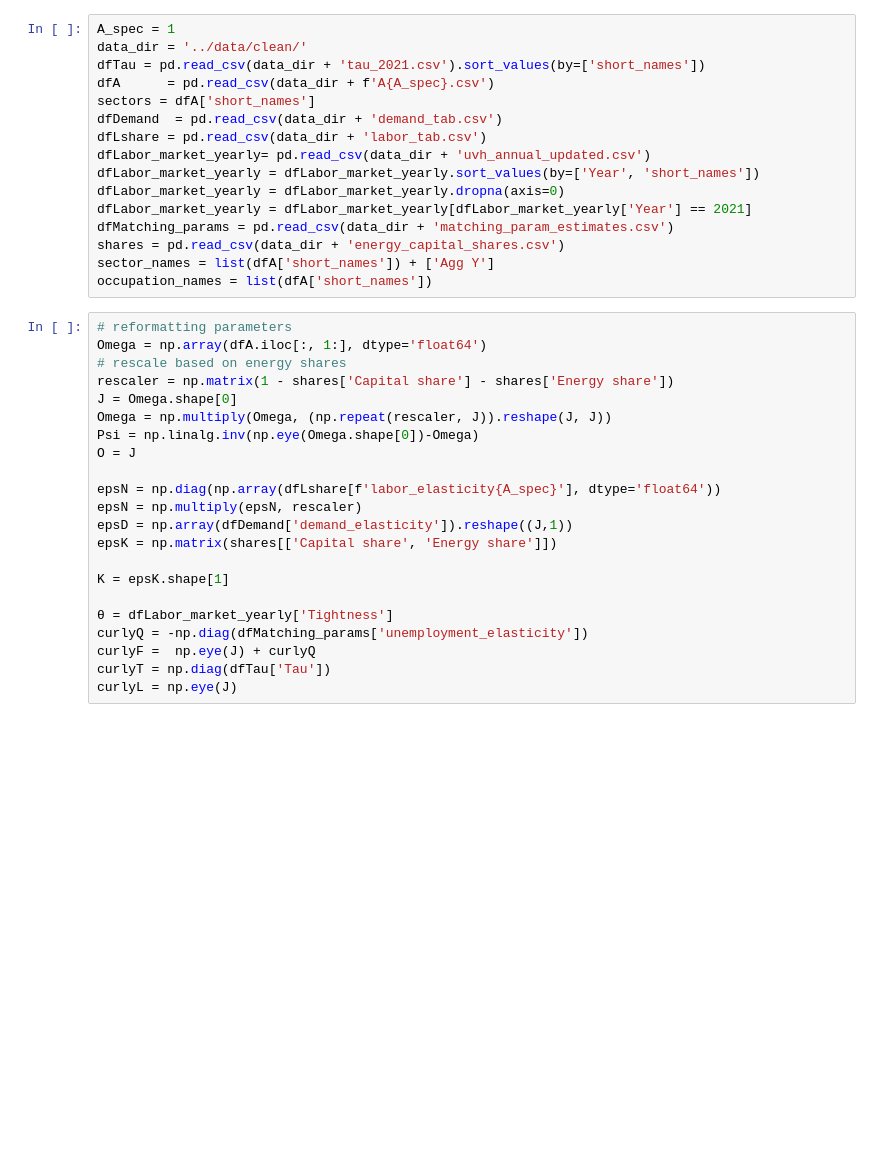
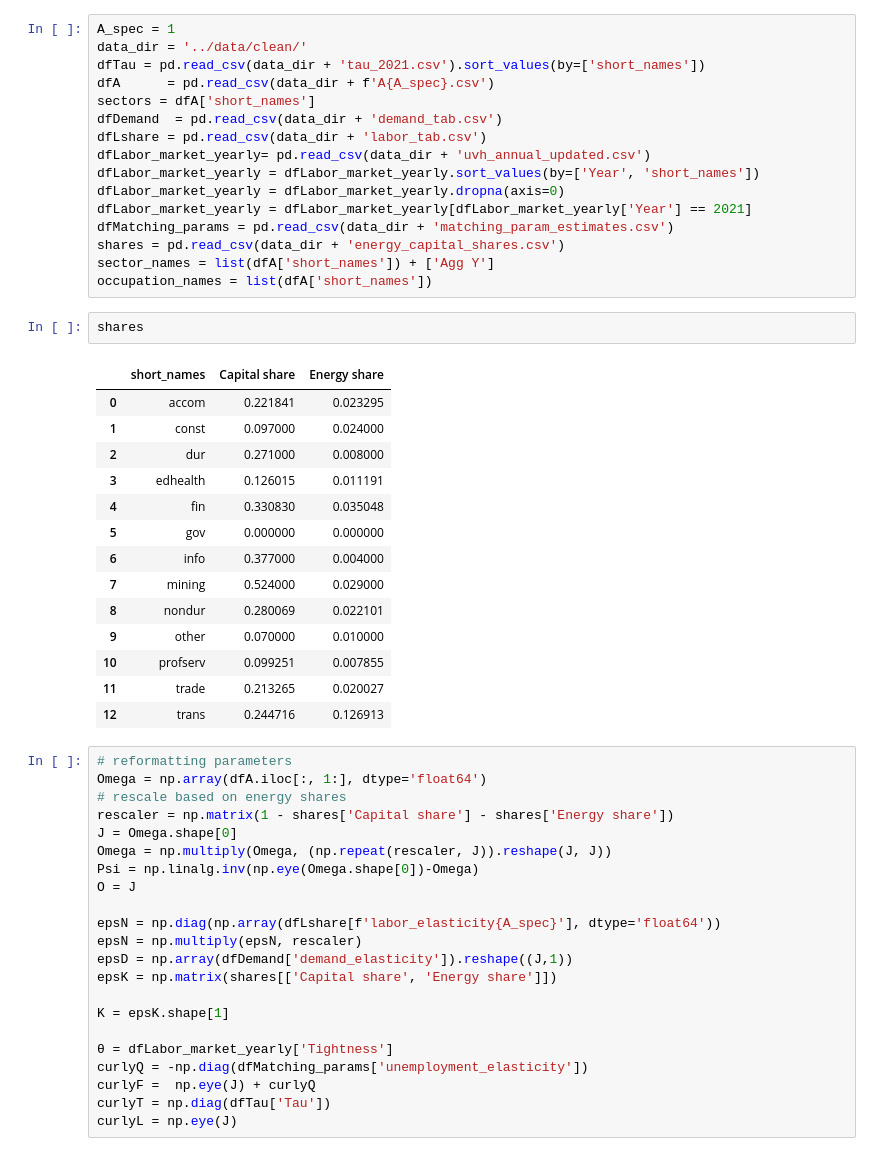
Before and after one commit to hs97/UnemploymentNetwork, a Jupyter notebook: new_code/calib2_energy_shock.ipynb, the cells around one changed output. Saved outputs shown, nothing was run; the diff lists cells and outputs as text; blank space fills up the shorter version.

Commit message:
update energy

```diff
--- a/new_code/calib2_energy_shock.ipynb
+++ b/new_code/calib2_energy_shock.ipynb
@@ -25,6 +25,23 @@ dfMatching_params = pd.read_csv(data_dir + 'matching_param_estimates.csv')
 shares = pd.read_csv(data_dir + 'energy_capital_shares.csv')
 sector_names = list(dfA['short_names']) + ['Agg Y']
 occupation_names = list(dfA['short_names'])
+# %%
+shares
+# %% [output]
+|  | short_names | Capital share | Energy share |
+| 0 | accom | 0.221841 | 0.023295 |
+| 1 | const | 0.097000 | 0.024000 |
+| 2 | dur | 0.271000 | 0.008000 |
+| 3 | edhealth | 0.126015 | 0.011191 |
+| 4 | fin | 0.330830 | 0.035048 |
+| 5 | gov | 0.000000 | 0.000000 |
+| 6 | info | 0.377000 | 0.004000 |
+| 7 | mining | 0.524000 | 0.029000 |
+| 8 | nondur | 0.280069 | 0.022101 |
+| 9 | other | 0.070000 | 0.010000 |
+| 10 | profserv | 0.099251 | 0.007855 |
+| 11 | trade | 0.213265 | 0.020027 |
+| 12 | trans | 0.244716 | 0.126913 |
 # %%
 # reformatting parameters
 Omega = np.array(dfA.iloc[:, 1:], dtype='float64')
```
Also changed, not shown: parts of 18 cells of this notebook, 3 other files.
